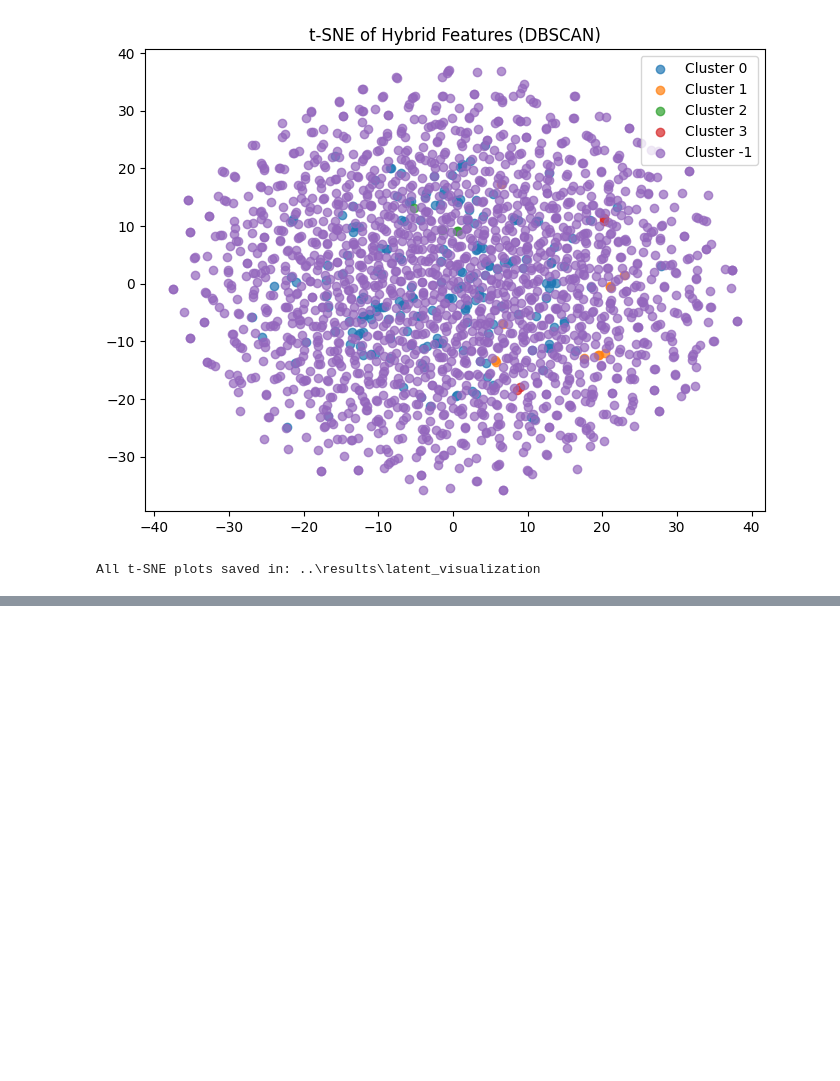
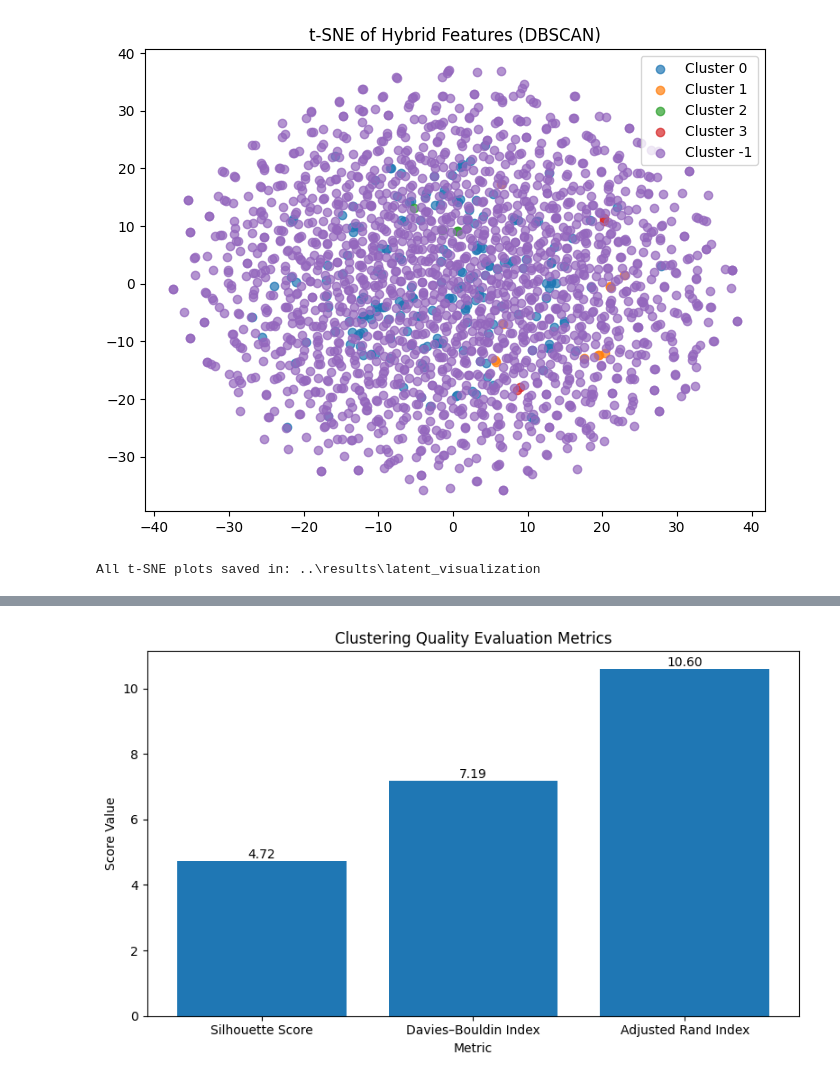
Before and after one commit to prithu011/VAE-Clusturing-Neural-Network-Project, a Jupyter notebook: project/src/clustering.ipynb, the cells around one changed output, grey strips where cells are left out. Drawn from its saved outputs; the diff is of its cells as text; code cells hidden in the pictures; blank space fills up the shorter version.

```diff
--- a/project/src/clustering.ipynb
+++ b/project/src/clustering.ipynb
@@ -330,0 +414,39 @@ All t-SNE plots saved in: ..\results\latent_visualization
+# %%
+# Summary Plot of Clustering Metrics
+metrics = [
+    "Silhouette Score",
+    "Davies–Bouldin Index",
+    "Adjusted Rand Index"
+]
+
+scores = [
+    4.720057161395082,
+    7.192023964329495,
+    10.60439374073648
+]
+
+plt.figure(figsize=(8, 5))
+bars = plt.bar(metrics, scores)
+
+# Add score labels on top of each bar
+for bar, score in zip(bars, scores):
+    plt.text(
+        bar.get_x() + bar.get_width() / 2,
+        bar.get_height(),
+        f"{score:.2f}",
+        ha='center',
+        va='bottom'
+    )
+
+plt.title("Clustering Quality Evaluation Metrics")
+plt.ylabel("Score Value")
+plt.xlabel("Metric")
+
+plt.tight_layout()
+
+# Save figure
+plt.savefig(output_dir / "clustering_quality_evaluation_metrics_summary.png")
+plt.show()
+plt.close()
+# %% [output]
+[figure, added]
```
Also changed, not shown: parts of 4 cells of this notebook, 5 other files.
